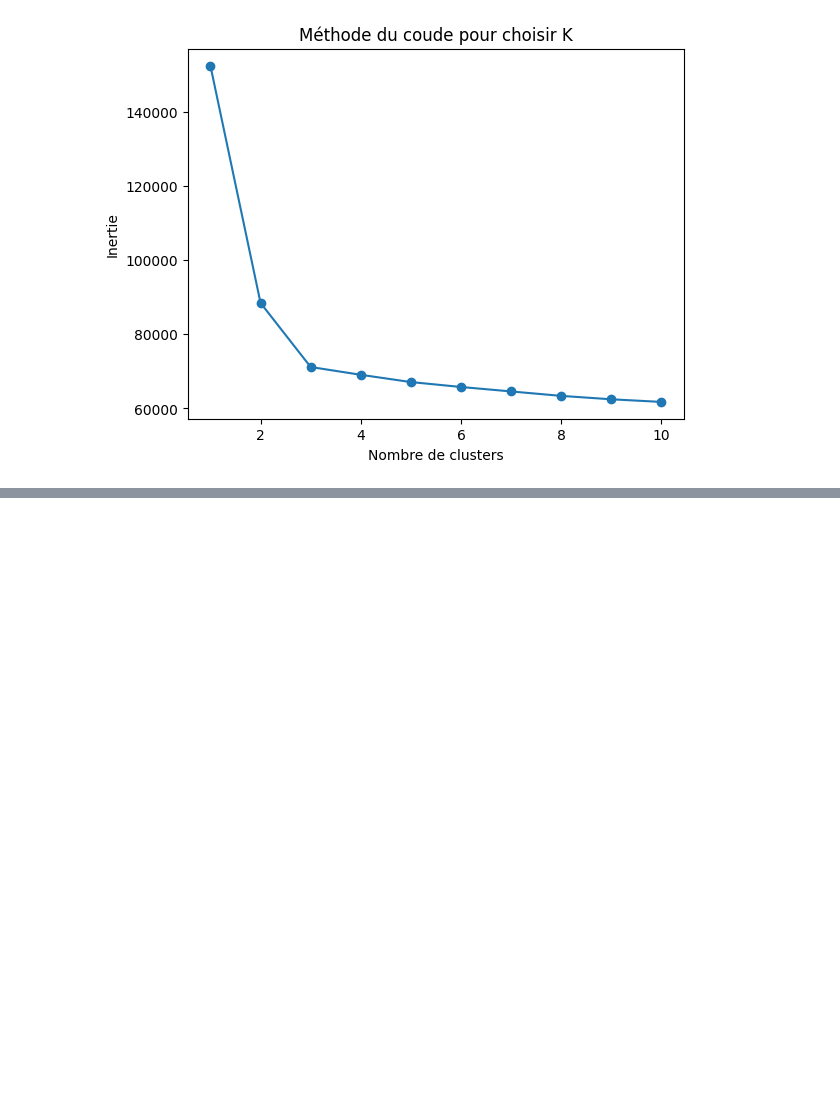
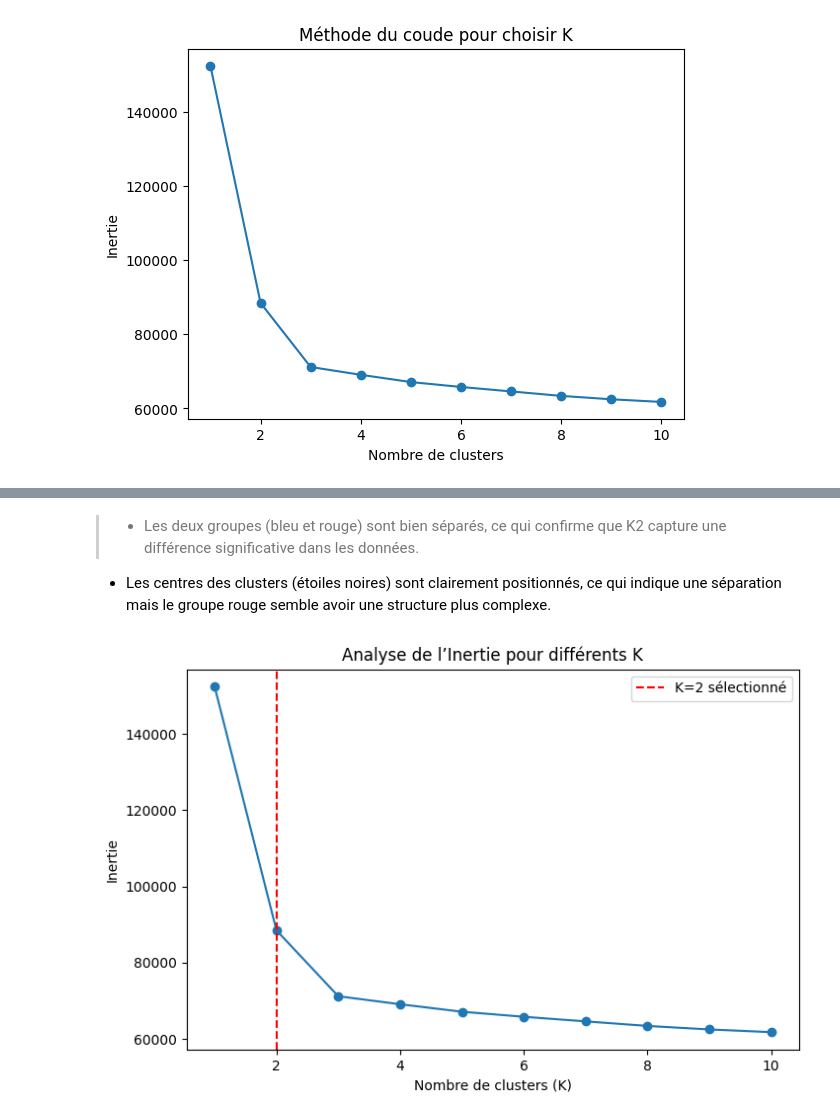
Before and after one commit to Hajaarh/health_state_classifier, a Jupyter notebook: health_state_ml.ipynb, the cells around one changed output, grey strips where cells are left out. Cells and saved outputs as stored; diff of their text form; code cells hidden in the pictures; blank space fills up the shorter version.

```diff
--- a/health_state_ml.ipynb
+++ b/health_state_ml.ipynb
@@ -248,0 +306,25 @@ plt.show()
+# %% [markdown]
+
+
+> * Les deux groupes (bleu et rouge) sont bien séparés, ce qui confirme que K2 capture une différence significative dans les données.
+* Les centres des clusters (étoiles noires) sont clairement positionnés, ce qui indique une séparation mais le groupe rouge semble avoir une structure plus complexe.
+# %%
+inertias = []
+k_range = range(1, 11)  # Tester K de 1 à 10
+
+for k in k_range:
+    kmeans = KMeans(n_clusters=k, random_state=42, n_init=10)
+    kmeans.fit(X_train)
+    inertias.append(kmeans.inertia_)
+
+# Affichage de la courbe d'inertie
+plt.figure(figsize=(8, 5))
+plt.plot(k_range, inertias, marker='o', linestyle='-')
+plt.axvline(x=2, color='r', linestyle='--', label='K=2 sélectionné')
+plt.xlabel('Nombre de clusters (K)')
+plt.ylabel('Inertie')
+plt.title('Analyse de l’Inertie pour différents K')
+plt.legend()
+plt.show()
+# %% [output]
+[figure, added]
```
Also changed, not shown: parts of 19 cells of this notebook.
